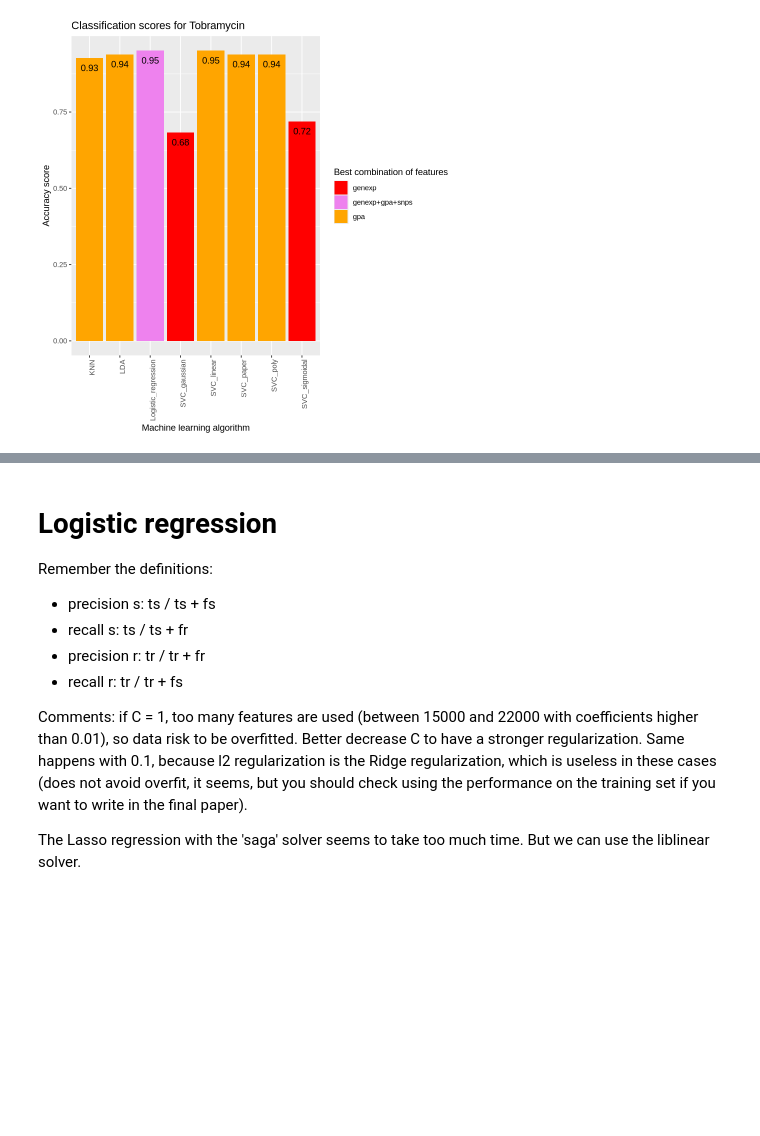
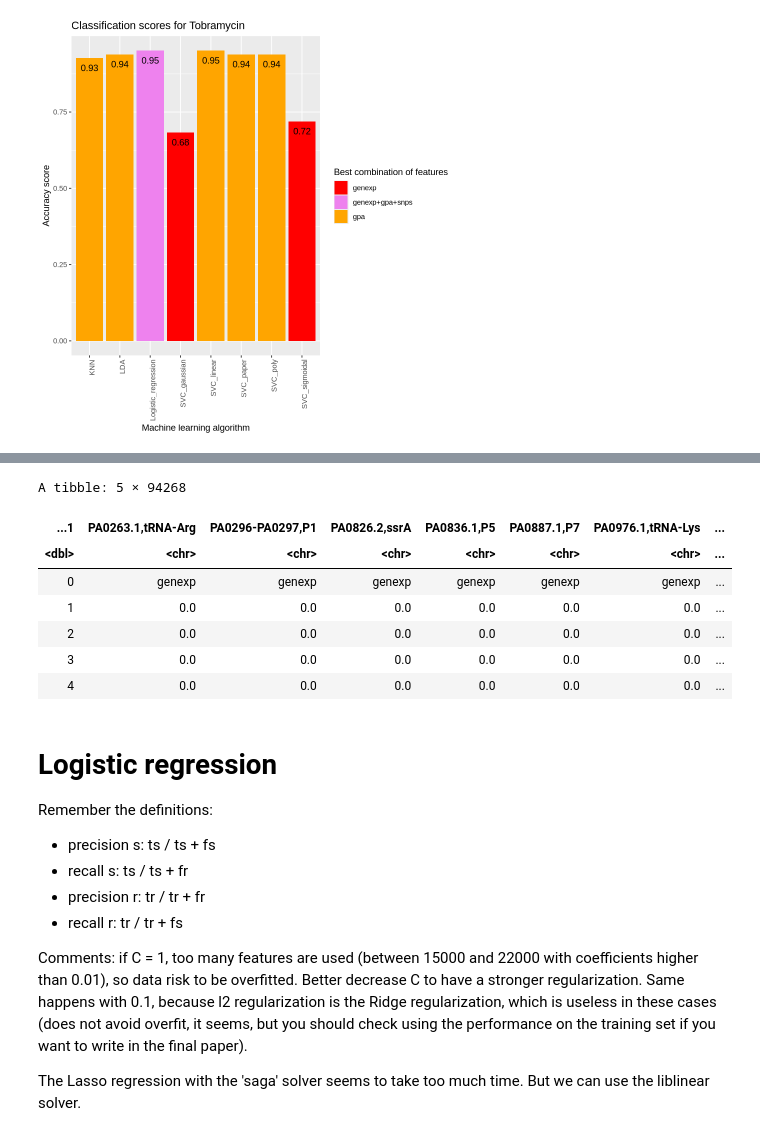
Before and after one commit to riccardo03-maker/Multiomic_integration_antimicrobial_resistance, a Jupyter notebook: r_trials.ipynb, the cells around one changed output, grey strips where cells are left out. Cells and saved outputs as stored; diff of their text form; code cells hidden in the pictures; blank space fills up the shorter version.

```diff
--- a/r_trials.ipynb
+++ b/r_trials.ipynb
@@ -338,0 +389,5 @@ Saving 6.67 x 6.67 in image
+# %%
+library(tidyverse)
+log_reg_coefficients <- read_csv(
+    "pipelines/results/log_reg_coefficients.csv"
+)
@@ -339,3 +405,14 @@ Saving 6.67 x 6.67 in image
+# %%
+head(log_reg_coefficients)
+# %% [output]
+A tibble: 5 × 94268
+| ...1 | PA0263.1,tRNA-Arg | PA0296-PA0297,P1 | PA0826.2,ssrA | PA0836.1,P5 | PA0887.1,P7 | PA0976.1,tRNA-Lys | ... |
+| <dbl> | <chr> | <chr> | <chr> | <chr> | <chr> | <chr> | ... |
+| 0 | genexp | genexp | genexp | genexp | genexp | genexp | ... |
+| 1 | 0.0 | 0.0 | 0.0 | 0.0 | 0.0 | 0.0 | ... |
+| 2 | 0.0 | 0.0 | 0.0 | 0.0 | 0.0 | 0.0 | ... |
+| 3 | 0.0 | 0.0 | 0.0 | 0.0 | 0.0 | 0.0 | ... |
+| 4 | 0.0 | 0.0 | 0.0 | 0.0 | 0.0 | 0.0 | ... |
 # %% [markdown]
 # Logistic regression
 
```
Also changed, not shown: parts of 6 cells of this notebook, 1 other file.
